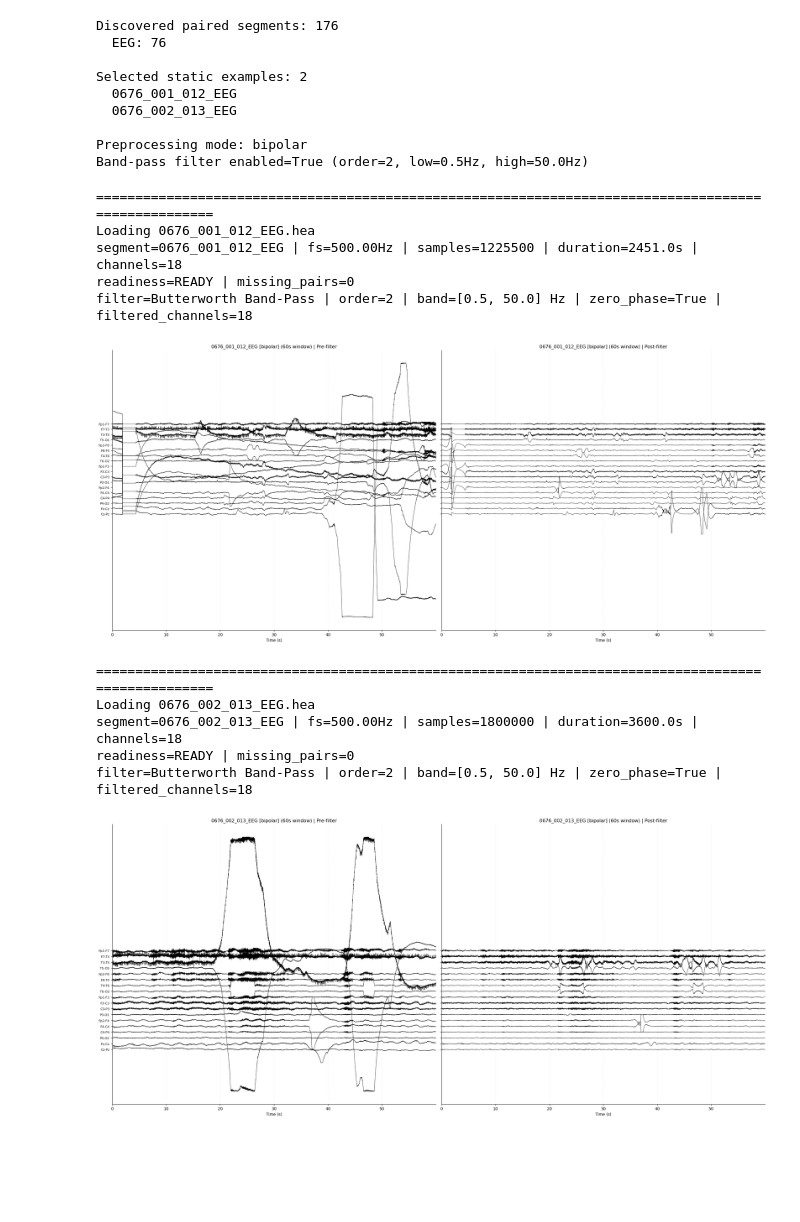
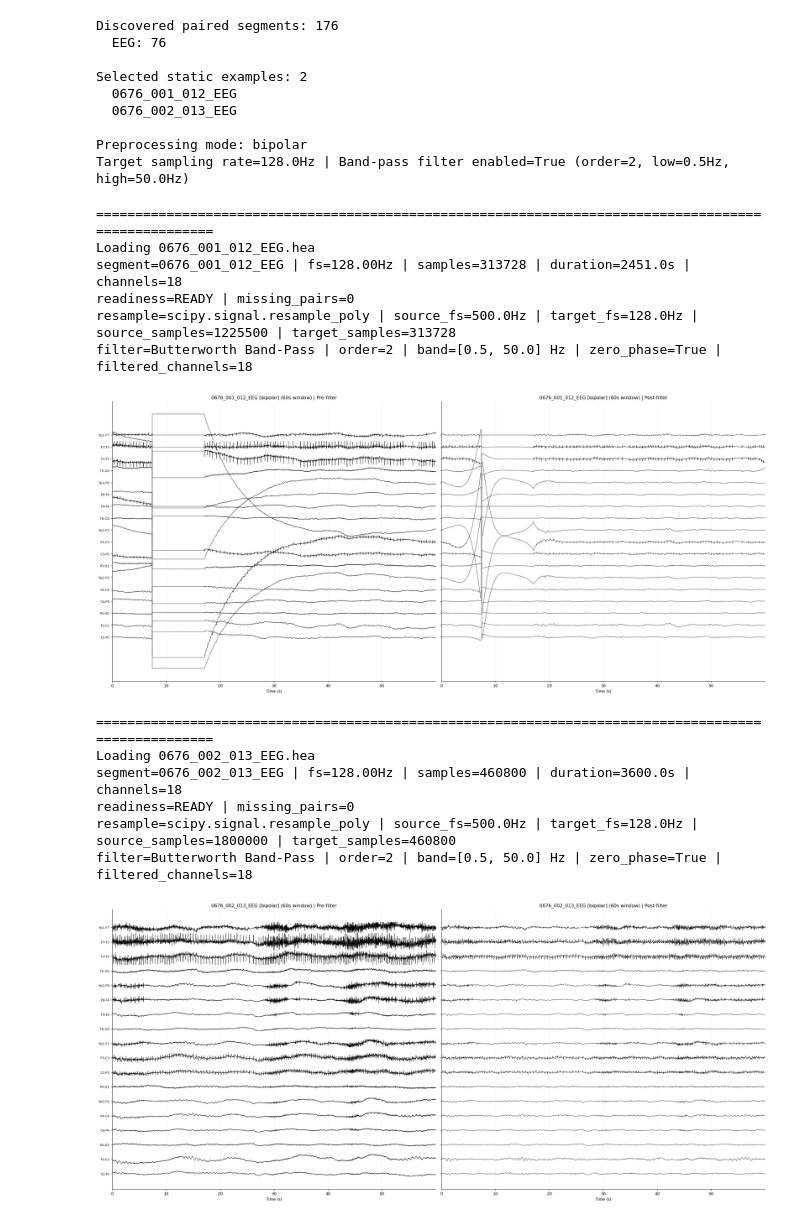
Before and after one commit to Vilnius-Kosice-joint-project-2026/predicting-neurological-recovery, a Jupyter notebook: workflow.ipynb, the cells around one changed output. Saved outputs shown, nothing was run; the diff lists cells and outputs as text; code cells hidden in the pictures; blank space fills up the shorter version.

Commit message:
resampling to 128 Hz

```diff
--- a/workflow.ipynb
+++ b/workflow.ipynb
@@ -702,6 +782,7 @@ PREFERRED_PATIENTS: set[str] = {"0676"}  # Example: {"0655", "0656"}
 PREFERRED_SEGMENT_ID: Optional[str] = None  # Example: "002"
 
 PREPROCESS_MODE = "bipolar"  # Options: "monopolar", "bipolar"
+TARGET_SAMPLING_RATE_HZ = 128.0
 
 ENABLE_BANDPASS_FILTER = True
 FILTER_LOW_HZ = 0.5
@@ -734,6 +815,7 @@ for record in selected_examples:
     )
 print(f"\nPreprocessing mode: {PREPROCESS_MODE}")
 print(
+    f"Target sampling rate={TARGET_SAMPLING_RATE_HZ}Hz | "
     f"Band-pass filter enabled={ENABLE_BANDPASS_FILTER} "
     f"(order={FILTER_ORDER}, low={FILTER_LOW_HZ}Hz, high={FILTER_HIGH_HZ}Hz)"
 )
@@ -746,7 +828,7 @@ Selected static examples: 2
   0676_002_013_EEG
 
 Preprocessing mode: bipolar
-Band-pass filter enabled=True (order=2, low=0.5Hz, high=50.0Hz)
+Target sampling rate=128.0Hz | Band-pass filter enabled=True (order=2, low=0.5Hz, high=50.0Hz)
 # %%
 if not selected_examples:
     print("No examples selected. Adjust filters in the previous cell.")
@@ -783,6 +865,11 @@ for record in selected_examples:
                 metadata["filter_diagnostics"] = filter_diagnostics
 
             signal_uv = post_filter_signal_uv if ENABLE_BANDPASS_FILTER else pre_filter_signal_uv
+            signal_uv, metadata = resample_to_target_hz(
+                signal_uv=signal_uv,
+                metadata=metadata,
+                target_sampling_rate_hz=TARGET_SAMPLING_RATE_HZ,
+            )
 
         elif PREPROCESS_MODE != "monopolar":
             raise ValueError(
@@ -790,6 +877,16 @@ for record in selected_examples:
             )
 
         summarize_segment(record, metadata)
+        if "resampling_diagnostics" in metadata:
+            diagnostics = metadata["resampling_diagnostics"]
+            print(
+                "resample="
+                f"{diagnostics['resample_method']} | "
+                f"source_fs={diagnostics['source_sampling_rate_hz']}Hz | "
+                f"target_fs={diagnostics['target_sampling_rate_hz']}Hz | "
+                f"source_samples={diagnostics['source_samples']} | "
+                f"target_samples={diagnostics['target_samples']}"
+            )
         if "filter_diagnostics" in metadata:
             diagnostics = metadata["filter_diagnostics"]
             print(
@@ -834,37 +931,39 @@ for record in selected_examples:
                 show_figure=False,
             )
             plt.tight_layout()
             plt.show()
         else:
             plot_stacked_channels(
                 signal_uv=signal_uv,
                 metadata=metadata,
                 title=(
                     f"{record.patient_id}_{record.segment_id}_{record.hour_token}_{record.signal_type} "
                     f"[{PREPROCESS_MODE}] ({DEFAULT_DURATION_S:.0f}s window)"
                 ),
                 start_s=DEFAULT_START_S,
                 duration_s=DEFAULT_DURATION_S,
                 spacing_uv=DEFAULT_SPACING_UV,
             )
 
     except Exception as error:
         print(
             f"Failed for {record.patient_id}_{record.segment_id}_{record.signal_type}: {error}"
         )
 # %% [output]
 ====================================================================================================
 Loading 0676_001_012_EEG.hea
-segment=0676_001_012_EEG | fs=500.00Hz | samples=1225500 | duration=2451.0s | channels=18
+segment=0676_001_012_EEG | fs=128.00Hz | samples=313728 | duration=2451.0s | channels=18
 readiness=READY | missing_pairs=0
+resample=scipy.signal.resample_poly | source_fs=500.0Hz | target_fs=128.0Hz | source_samples=1225500 | target_samples=313728
 filter=Butterworth Band-Pass | order=2 | band=[0.5, 50.0] Hz | zero_phase=True | filtered_channels=18
-[figure, old version]
+[figure, new version]
 ====================================================================================================
 Loading 0676_002_013_EEG.hea
-segment=0676_002_013_EEG | fs=500.00Hz | samples=1800000 | duration=3600.0s | channels=18
+segment=0676_002_013_EEG | fs=128.00Hz | samples=460800 | duration=3600.0s | channels=18
 readiness=READY | missing_pairs=0
+resample=scipy.signal.resample_poly | source_fs=500.0Hz | target_fs=128.0Hz | source_samples=1800000 | target_samples=460800
 filter=Butterworth Band-Pass | order=2 | band=[0.5, 50.0] Hz | zero_phase=True | filtered_channels=18
-[figure, old version]
+[figure, new version]
 # %%
 signal_uv
 # %% [output]
```
Also changed, not shown: parts of 2 cells of this notebook.
